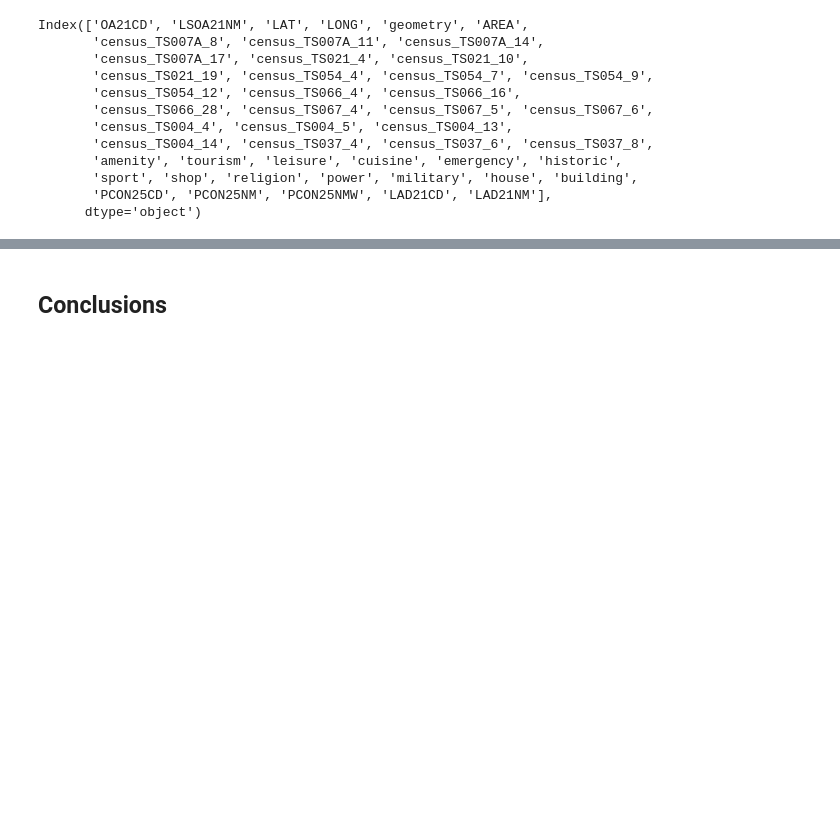
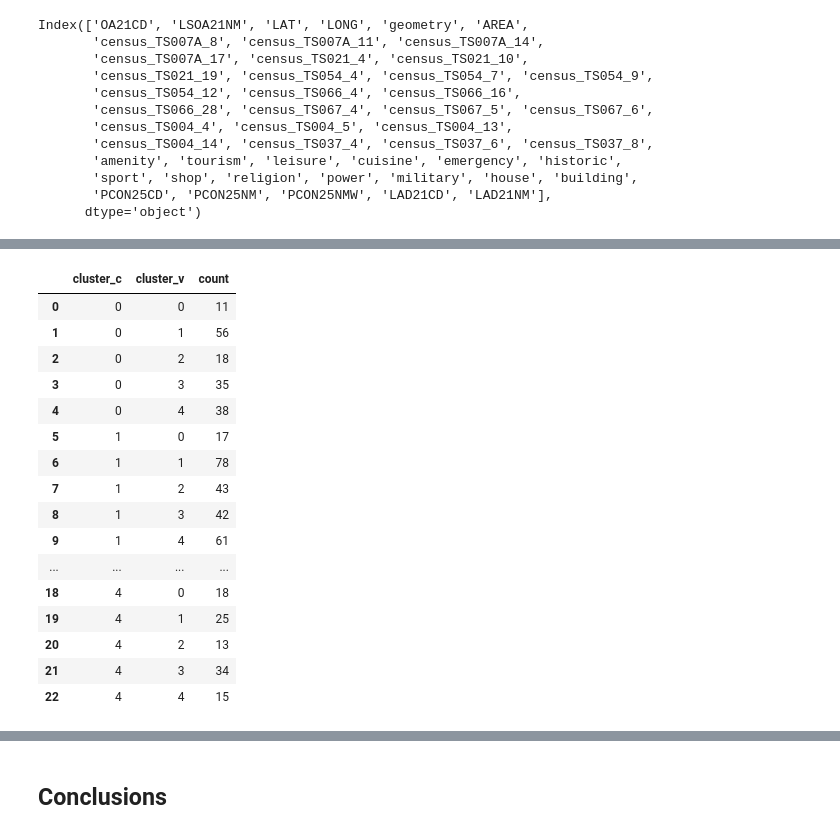
Before and after one commit to sdenyskov/sd995_ads_2024, a Jupyter notebook: notebooks/ads_course_assessment.ipynb, the cells around one changed output, grey strips where cells are left out. Saved outputs shown, nothing was run; the diff lists cells and outputs as text; code cells hidden in the pictures; blank space fills up the shorter version.

```diff
--- a/notebooks/ads_course_assessment.ipynb
+++ b/notebooks/ads_course_assessment.ipynb
@@ -1227,0 +1217,29 @@ Name: LSOA21NM, dtype: object
+# %%
+lat_min, lat_max = 51.3, 53.8
+lon_min, lon_max = -2.5, 1.5
+samples = 100
+
+coords = [(random.uniform(lat_min, lat_max), random.uniform(lon_min, lon_max)) for _ in range(samples)]
+trues = []
+preds = []
+
+selected_features = ['amenity_nearby', 'tourism_nearby', 'leisure_nearby',
+                     'cuisine_nearby', 'sport_nearby', 'shop_nearby',
+                     'religion_nearby', 'house_nearby', 'building_nearby']
+x = oa_data_gdf[selected_features].to_numpy()
+y = oa_data_gdf['NSSEC_L15Prop'].to_numpy()
+model = sm.OLS(y, x)
+results = model.fit()
+
+for i in range(samples):
+    oa21cd = OA21CD_by_coordinates(coords[i][0], coords[i][1])
+    true_val = get_true_NSSEC_L15Prop(coords[i][0], coords[i][1])
+    if oa21cd is not None:
+        x_pred = oa_data_gdf[oa_data_gdf['OA21CD'] == oa21cd][selected_features].to_numpy()
+        y_pred = results.get_prediction(x_pred).summary_frame(alpha=0.00)['mean']
+        preds.append(y_pred[0])
+        trues.append(true_val)
+
+for i in range(len(trues)):
+    print(f"{trues[i]} - {preds[i]}")
+print(np.corrcoef(trues, preds)[0, 1])
@@ -1744,0 +1697,20 @@ const_df[['Con', 'Lab', 'LD', 'RUK', 'Green']] # [['SNP', 'PC', 'DUP', 'SF', 'SD
+# %%
+labels_df.groupby(['cluster_c', 'cluster_v']).size().reset_index(name='count')
+# %% [output]
+|  | cluster_c | cluster_v | count |
+| 0 | 0 | 0 | 11 |
+| 1 | 0 | 1 | 56 |
+| 2 | 0 | 2 | 18 |
+| 3 | 0 | 3 | 35 |
+| 4 | 0 | 4 | 38 |
+| 5 | 1 | 0 | 17 |
+| 6 | 1 | 1 | 78 |
+| 7 | 1 | 2 | 43 |
+| 8 | 1 | 3 | 42 |
+| 9 | 1 | 4 | 61 |
+| ... | ... | ... | ... |
+| 18 | 4 | 0 | 18 |
+| 19 | 4 | 1 | 25 |
+| 20 | 4 | 2 | 13 |
+| 21 | 4 | 3 | 34 |
+| 22 | 4 | 4 | 15 |
```
Also changed, not shown: parts of 52 cells of this notebook.
